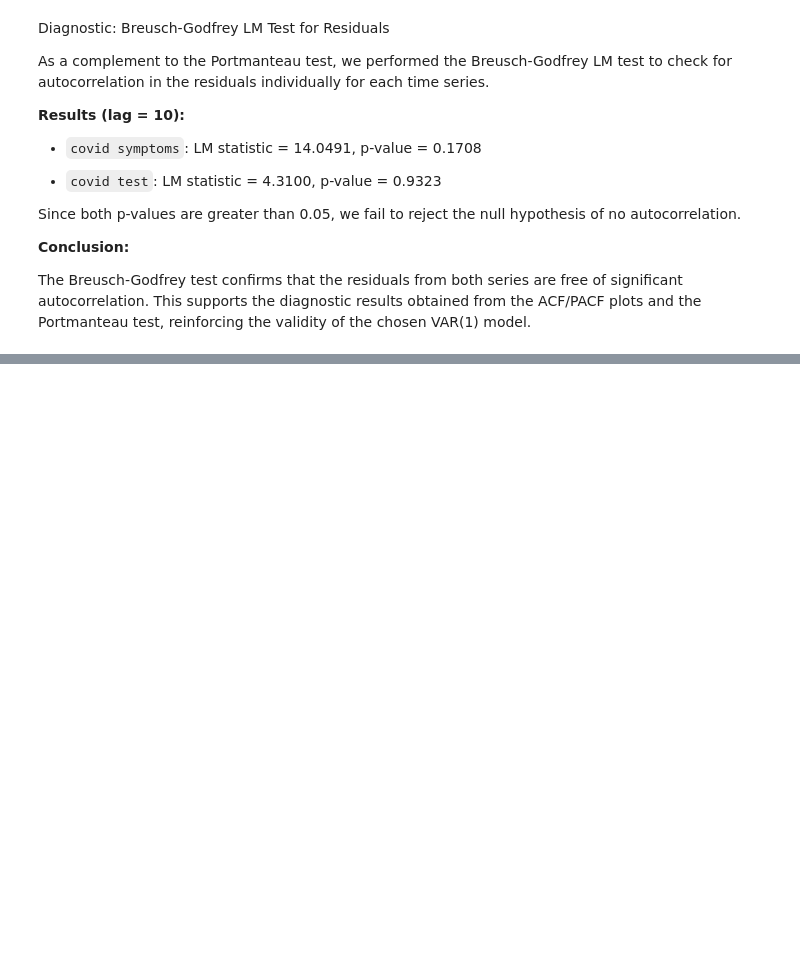
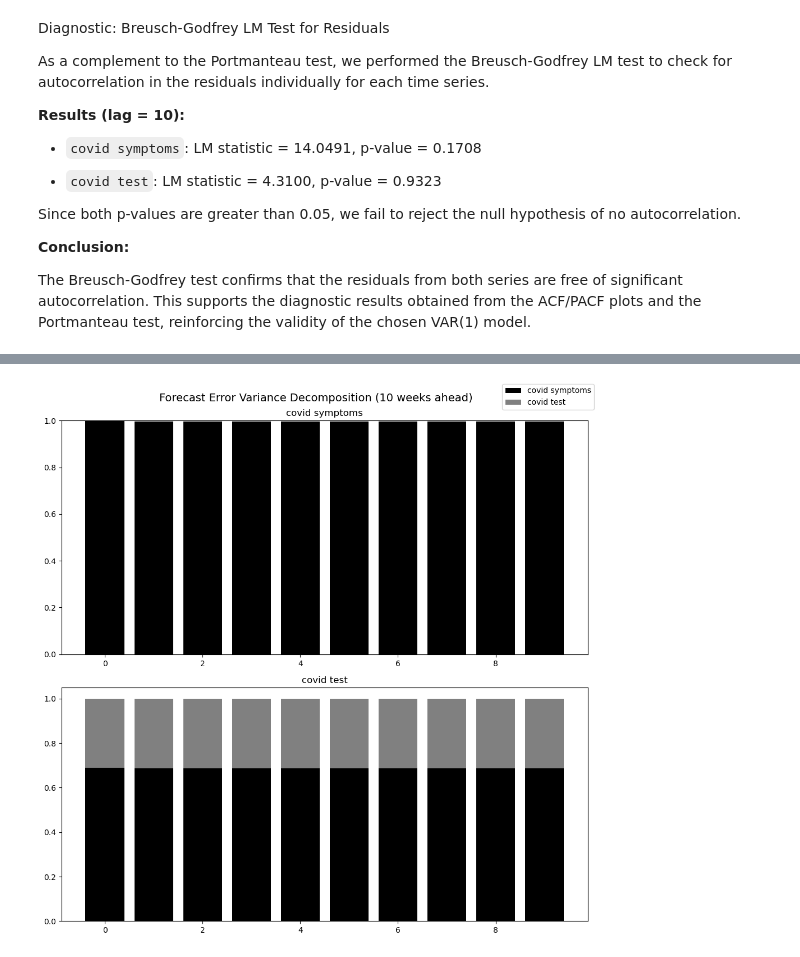
Before and after one commit to sevintanerdi/TSAproject, a Jupyter notebook: TSA_analysis.ipynb, the cells around one changed output, grey strips where cells are left out. Saved outputs shown, nothing was run; the diff lists cells and outputs as text; code cells hidden in the pictures; blank space fills up the shorter version.

```diff
--- a/TSA_analysis.ipynb
+++ b/TSA_analysis.ipynb
@@ -632,0 +671,11 @@ The Breusch-Godfrey test confirms that the residuals from both series are free o
+# %%
+# Calculate FEVD from fitted VAR(1) model
+fevd = results.fevd(10) # 10 steps ahead
+
+# Plot FEVD
+fevd.plot()
+plt.suptitle("Forecast Error Variance Decomposition (10 weeks ahead)", fontsize=14)
+plt.tight_layout()
+plt.show()
+# %% [output]
+[figure, added]
```
Also changed, not shown: parts of 5 cells of this notebook.
